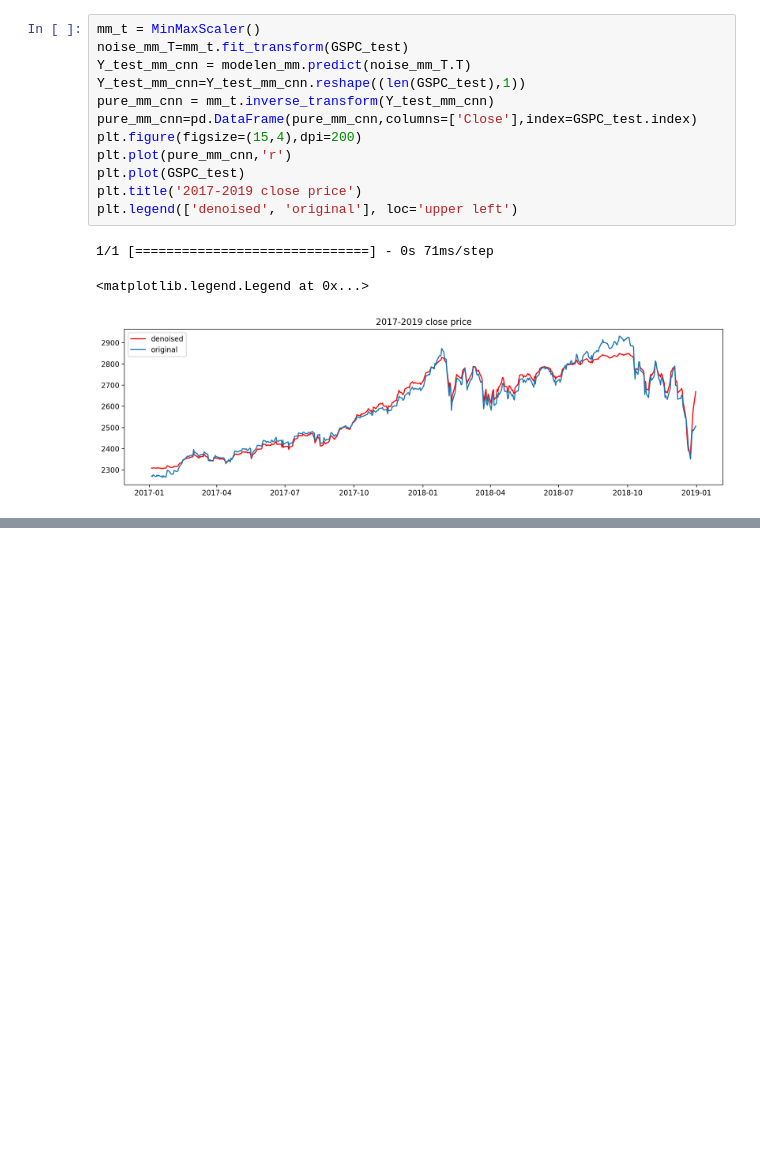
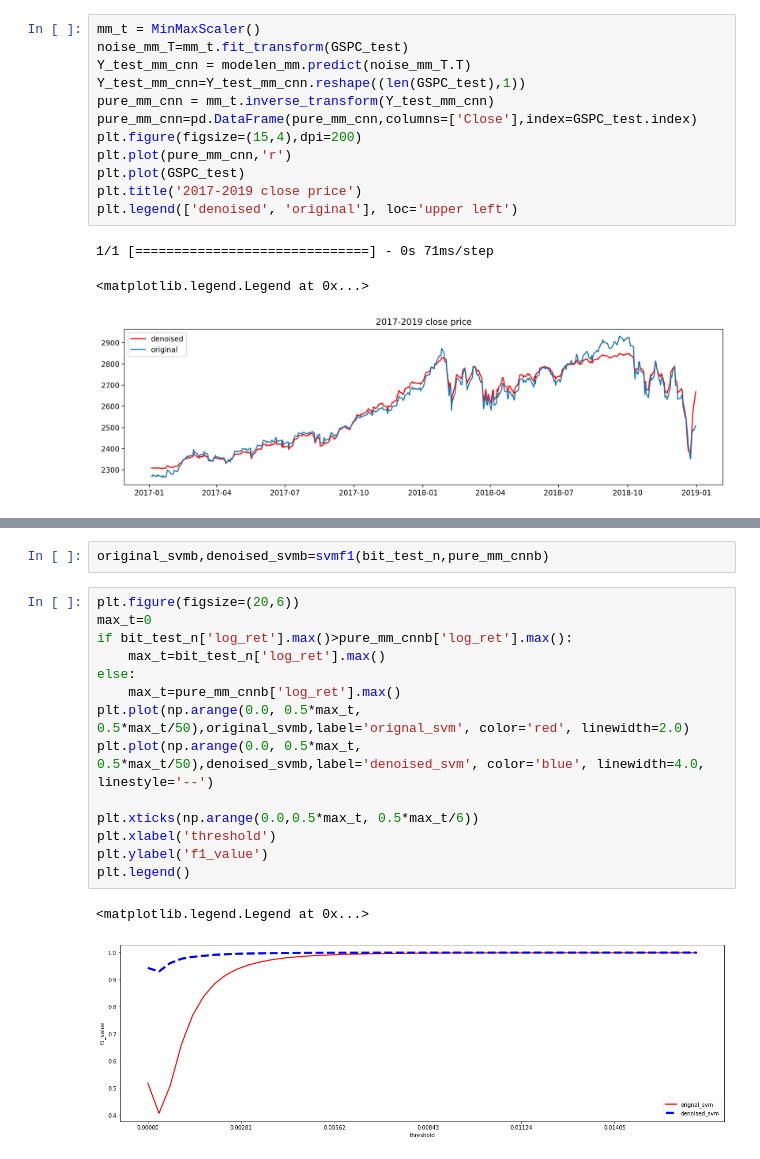
Before and after one commit to cts739337037/intership_tianshu_chu, a Jupyter notebook: model save.ipynb, the cells around one changed output, grey strips where cells are left out. Cells and saved outputs as stored; diff of their text form; blank space fills up the shorter version.

```diff
--- a/model save.ipynb
+++ b/model save.ipynb
@@ -309,0 +374,19 @@ plt.legend(['denoised', 'original'], loc='upper left')
+# %%
+original_svmb,denoised_svmb=svmf1(bit_test_n,pure_mm_cnnb)
+# %%
+plt.figure(figsize=(20,6))
+max_t=0
+if bit_test_n['log_ret'].max()>pure_mm_cnnb['log_ret'].max():
+    max_t=bit_test_n['log_ret'].max()
+else:
+    max_t=pure_mm_cnnb['log_ret'].max()
+plt.plot(np.arange(0.0, 0.5*max_t,  0.5*max_t/50),original_svmb,label='orignal_svm', color='red', linewidth=2.0)
+plt.plot(np.arange(0.0, 0.5*max_t,  0.5*max_t/50),denoised_svmb,label='denoised_svm', color='blue', linewidth=4.0, linestyle='--')
+
+plt.xticks(np.arange(0.0,0.5*max_t, 0.5*max_t/6))
+plt.xlabel('threshold')
+plt.ylabel('f1_value')
+plt.legend()
+# %% [output]
+<matplotlib.legend.Legend at 0x...>
+[figure, added]
```
Also changed, not shown: parts of 2 cells of this notebook, 15 other files.
